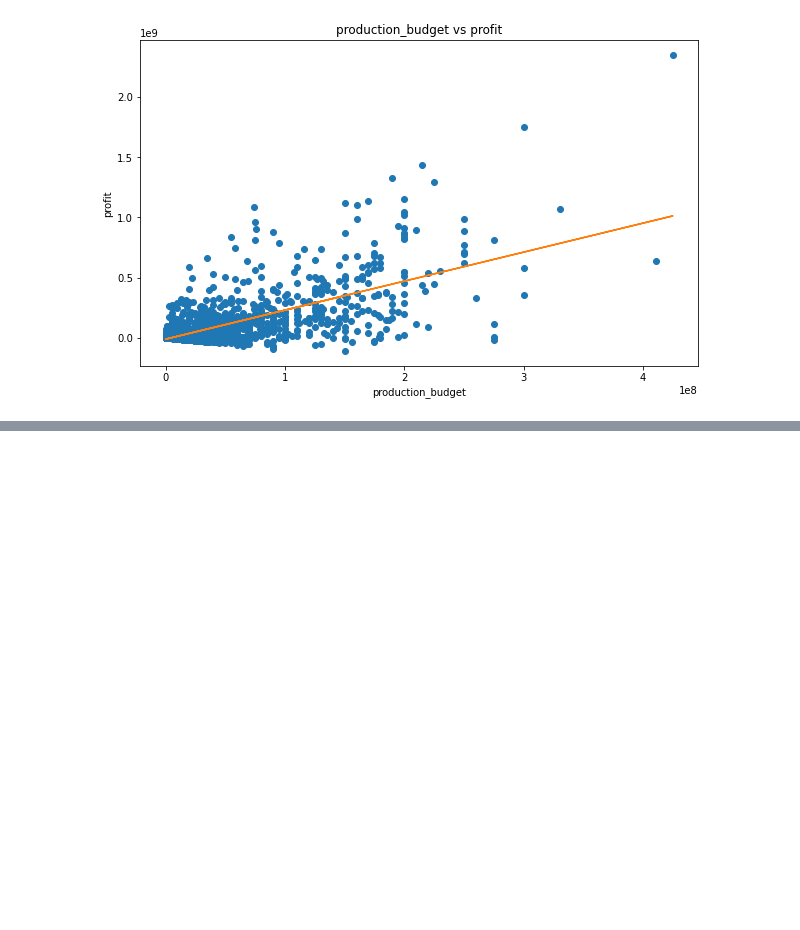
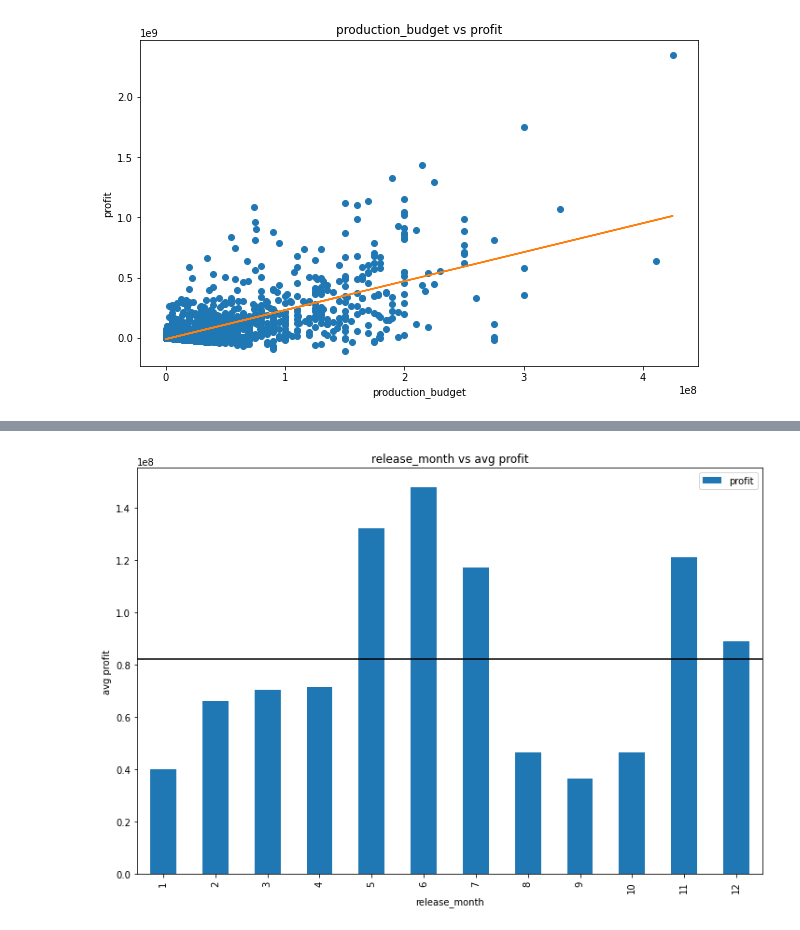
Before and after one commit to dquillao/dsc-mod-1-project-v2-1-online-ds-sp-000, a Jupyter notebook: EDA 2.ipynb, the cells around one changed output, grey strips where cells are left out. Drawn from its saved outputs; the diff is of its cells as text; code cells hidden in the pictures; blank space fills up the shorter version.

```diff
--- a/EDA 2.ipynb
+++ b/EDA 2.ipynb
@@ -829,0 +879,5 @@ print()
+# %%
+# Look at all genres and sum of profits
+month_profit_df = final_df[['release_month', 'profit']]
+mean_month_profit_df = month_profit_df.groupby('release_month').mean()
+mean_month_profit_df
@@ -829,0 +917,11 @@ print()
+# %%
+##avg profit by month
+my_plot = mean_month_profit_df.plot(kind='bar', figsize=(12,8))
+
+plt.xlabel('release_month')
+plt.ylabel('avg profit')
+plt.title('release_month vs avg profit')
+
+plt.axhline(mean_month_profit_df['profit'].mean(), color='black');
+# %% [output]
+[figure, added]
```
Also changed, not shown: parts of 14 cells of this notebook.
